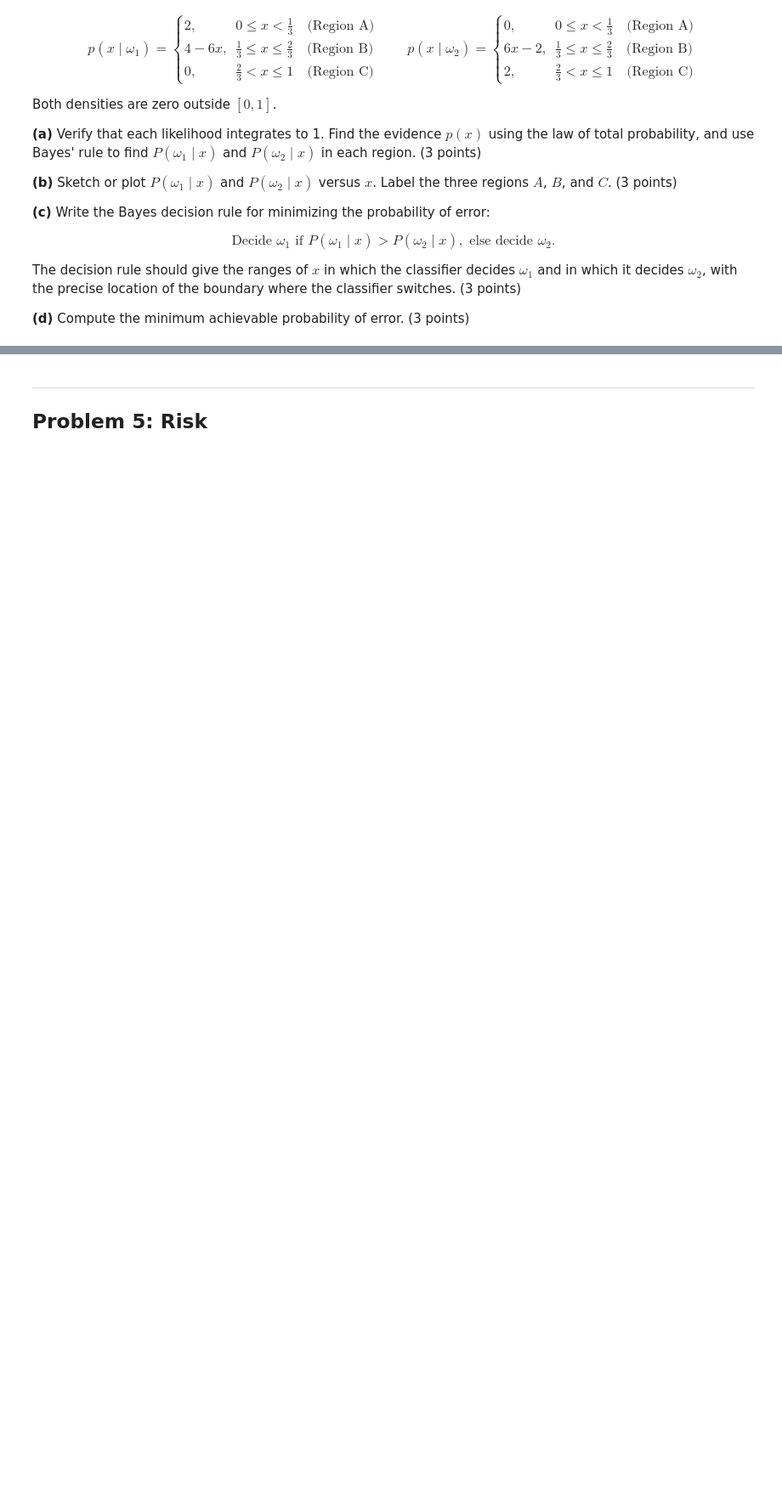
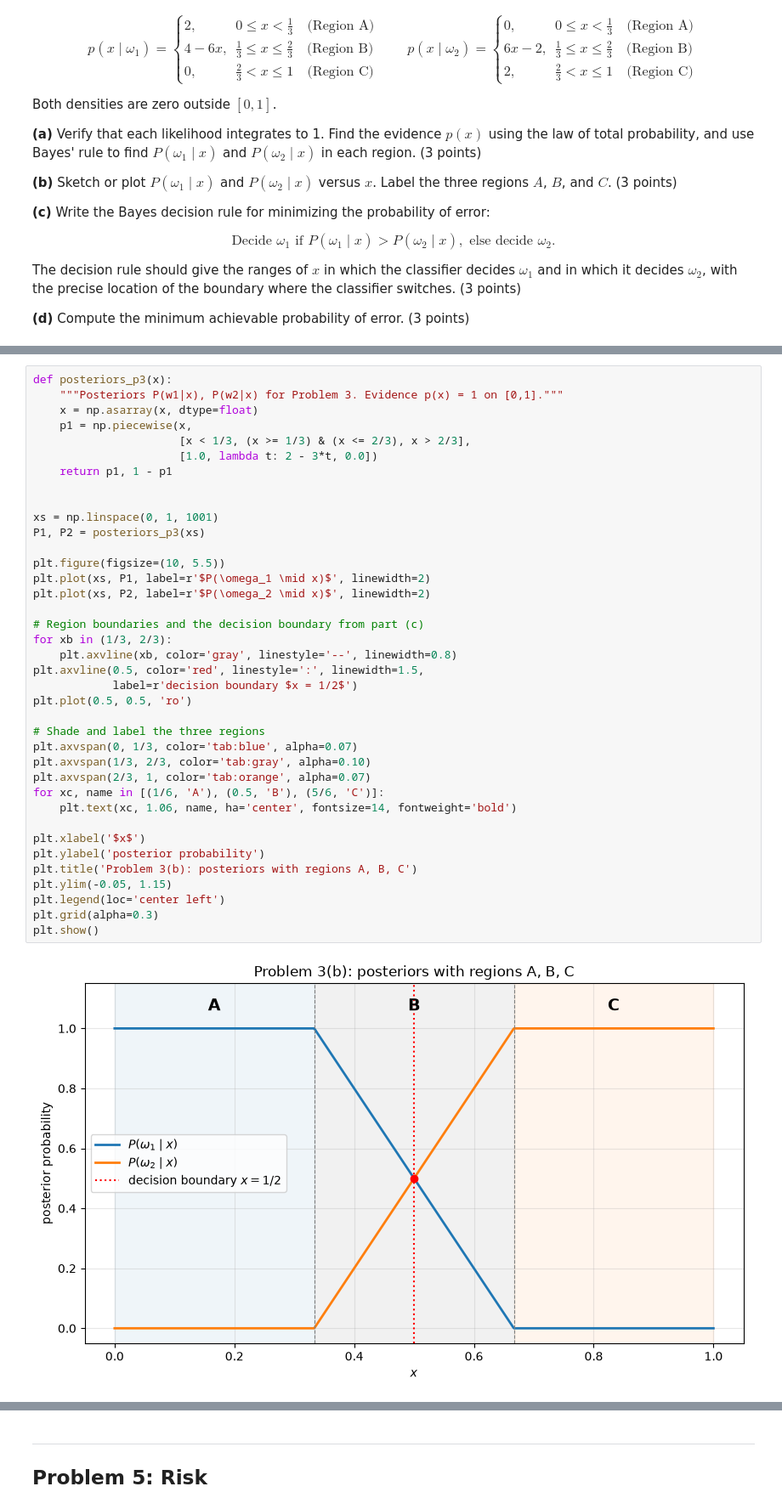
Before and after one commit to BatOrgil7/CSCI6032-ML, a Jupyter notebook: hw5/CSCI6032_hw5.ipynb, the cells around one changed output, grey strips where cells are left out. Shown at 85% size. Cells and saved outputs as stored; diff of their text form; blank space fills up the shorter version.

```diff
--- a/hw5/CSCI6032_hw5.ipynb
+++ b/hw5/CSCI6032_hw5.ipynb
@@ -137,0 +399,40 @@ $\omega_1$ and in which it decides $\omega_2$, with the precise location of the
+# %%
+def posteriors_p3(x):
+    """Posteriors P(w1|x), P(w2|x) for Problem 3. Evidence p(x) = 1 on [0,1]."""
+    x = np.asarray(x, dtype=float)
+    p1 = np.piecewise(x,
+                      [x < 1/3, (x >= 1/3) & (x <= 2/3), x > 2/3],
+                      [1.0, lambda t: 2 - 3*t, 0.0])
+    return p1, 1 - p1
+
+
+xs = np.linspace(0, 1, 1001)
+P1, P2 = posteriors_p3(xs)
+
+plt.figure(figsize=(10, 5.5))
+plt.plot(xs, P1, label=r'$P(\omega_1 \mid x)$', linewidth=2)
+plt.plot(xs, P2, label=r'$P(\omega_2 \mid x)$', linewidth=2)
+
+# Region boundaries and the decision boundary from part (c)
+for xb in (1/3, 2/3):
+    plt.axvline(xb, color='gray', linestyle='--', linewidth=0.8)
+plt.axvline(0.5, color='red', linestyle=':', linewidth=1.5,
+            label=r'decision boundary $x = 1/2$')
+plt.plot(0.5, 0.5, 'ro')
+
+# Shade and label the three regions
+plt.axvspan(0, 1/3, color='tab:blue', alpha=0.07)
+plt.axvspan(1/3, 2/3, color='tab:gray', alpha=0.10)
+plt.axvspan(2/3, 1, color='tab:orange', alpha=0.07)
+for xc, name in [(1/6, 'A'), (0.5, 'B'), (5/6, 'C')]:
+    plt.text(xc, 1.06, name, ha='center', fontsize=14, fontweight='bold')
+
+plt.xlabel('$x$')
+plt.ylabel('posterior probability')
+plt.title('Problem 3(b): posteriors with regions A, B, C')
+plt.ylim(-0.05, 1.15)
+plt.legend(loc='center left')
+plt.grid(alpha=0.3)
+plt.show()
+# %% [output]
+[figure, added]
```
Also changed, not shown: parts of 51 cells of this notebook.
